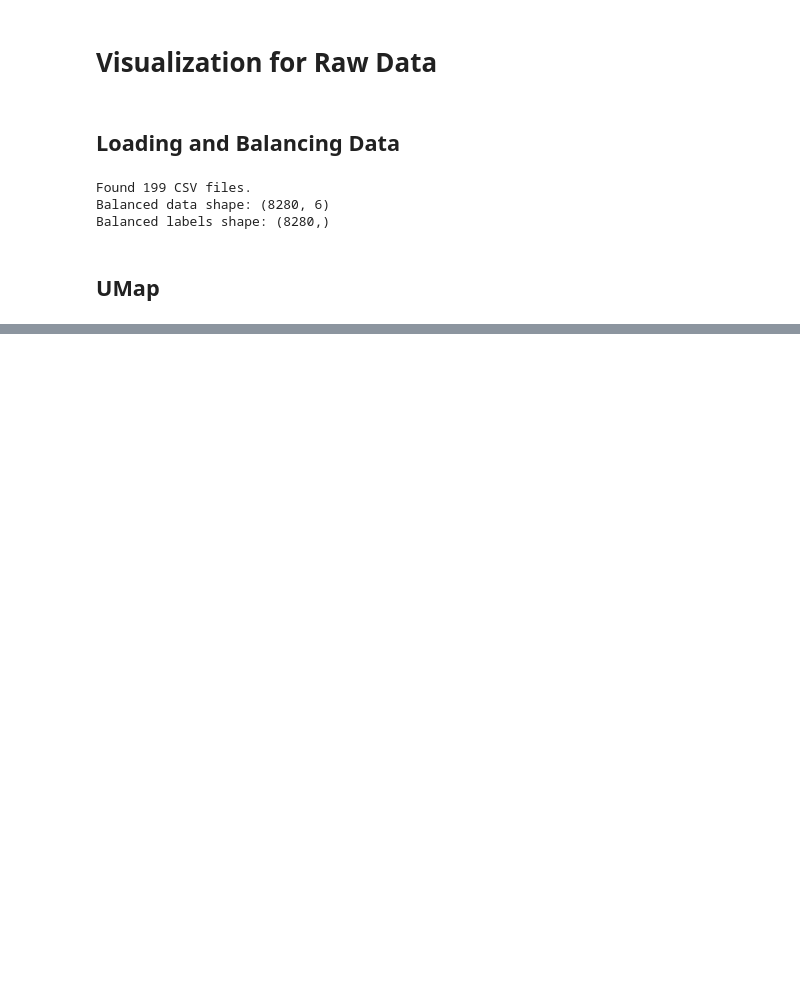
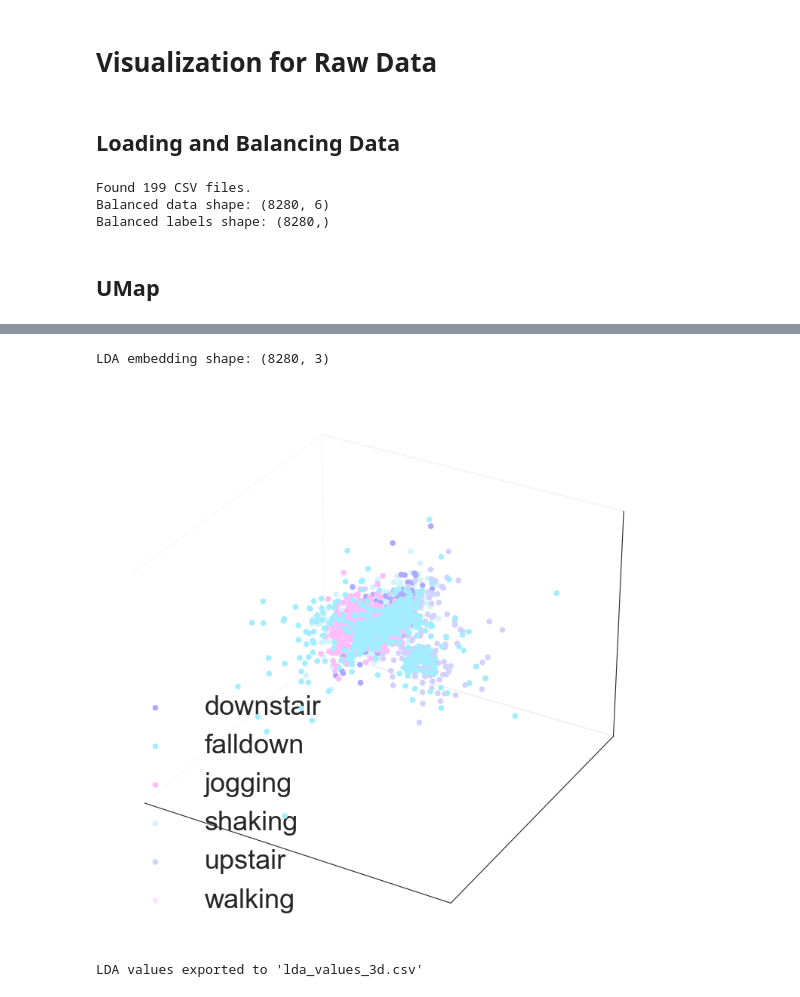
Before and after one commit to ShengqiWu2004/Inertial-Sensor-Data-Prediction, a Jupyter notebook: umap.ipynb, the cells around one changed output, grey strips where cells are left out. Saved outputs shown, nothing was run; the diff lists cells and outputs as text; code cells hidden in the pictures; blank space fills up the shorter version.

```diff
--- a/umap.ipynb
+++ b/umap.ipynb
@@ -187,0 +272,75 @@ UMAP embedding shape: (8280, 2)
+# %%
+import numpy as np
+import pandas as pd
+import matplotlib.pyplot as plt
+import seaborn as sns
+from mpl_toolkits.mplot3d import Axes3D  # Enables 3D plotting
+from sklearn.discriminant_analysis import LinearDiscriminantAnalysis as LDA
+
+# Example placeholders (replace these with your actual data):
+# X: your 6-dimensional sensor data (numpy array or similar)
+# labels: an array of category labels, e.g., np.array(['shaking', 'jogging', 'sitting', ...])
+# custom_palette: a dictionary mapping each label to a color, e.g.:
+#   custom_palette = {'shaking': '#FF5733', 'jogging': '#33C1FF', 'sitting': '#33FF57'}
+
+# Remove grid style by setting a minimal style
+sns.set_style("white")
+
+# Run LDA for dimensionality reduction to 3 dimensions
+# Note: LDA projects to at most (n_classes - 1) dimensions.
+lda = LDA(n_components=3)
+embedding_lda = lda.fit_transform(X, labels)
+
+print("LDA embedding shape:", embedding_lda.shape)
+
+# Set font properties for consistency
+plt.rcParams["font.family"] = "Arial"
+plt.rcParams["font.size"] = 26
+plt.rcParams["mathtext.fontset"] = "dejavusans"
+
+# Create a 3D scatter plot for the LDA projection
+unique_labels = np.unique(labels)
+fig = plt.figure(figsize=(10, 8))
+ax = fig.add_subplot(111, projection='3d')
+
+# Plot each category separately using your custom color palette
+for label in unique_labels:
+    ix = labels == label
+    ax.scatter(
+        embedding_lda[ix, 0],
+        embedding_lda[ix, 1],
+        embedding_lda[ix, 2],
+        color=custom_palette[label],
+        label=label,
+        s=30,
+        alpha=1,
+        edgecolor="none"
+    )
+
+# Clean up the plot by removing axis ticks and background panes
+ax.set_xticks([])
+ax.set_yticks([])
+ax.set_zticks([])
+ax.xaxis.pane.fill = False
+ax.yaxis.pane.fill = False
+ax.zaxis.pane.fill = False
+ax.grid(False)
+
+plt.legend(frameon=False)
+plt.tight_layout()
+plt.savefig("lda_plot_3d.png", transparent=True)
+plt.show()
+
+# Export the LDA values including all dimensions to a CSV file
+df_lda = pd.DataFrame({
+    "x": embedding_lda[:, 0],
+    "y": embedding_lda[:, 1],
+    "z": embedding_lda[:, 2],
+    "category": labels
+})
+df_lda.to_csv("lda_raw_values_3d.csv", index=False)
+print("LDA values exported to 'lda_values_3d.csv'")
+# %% [output]
+LDA embedding shape: (8280, 3)
+[figure, added]
+LDA values exported to 'lda_values_3d.csv'
```
Also changed, not shown: parts of 2 cells of this notebook, 58 other files.
